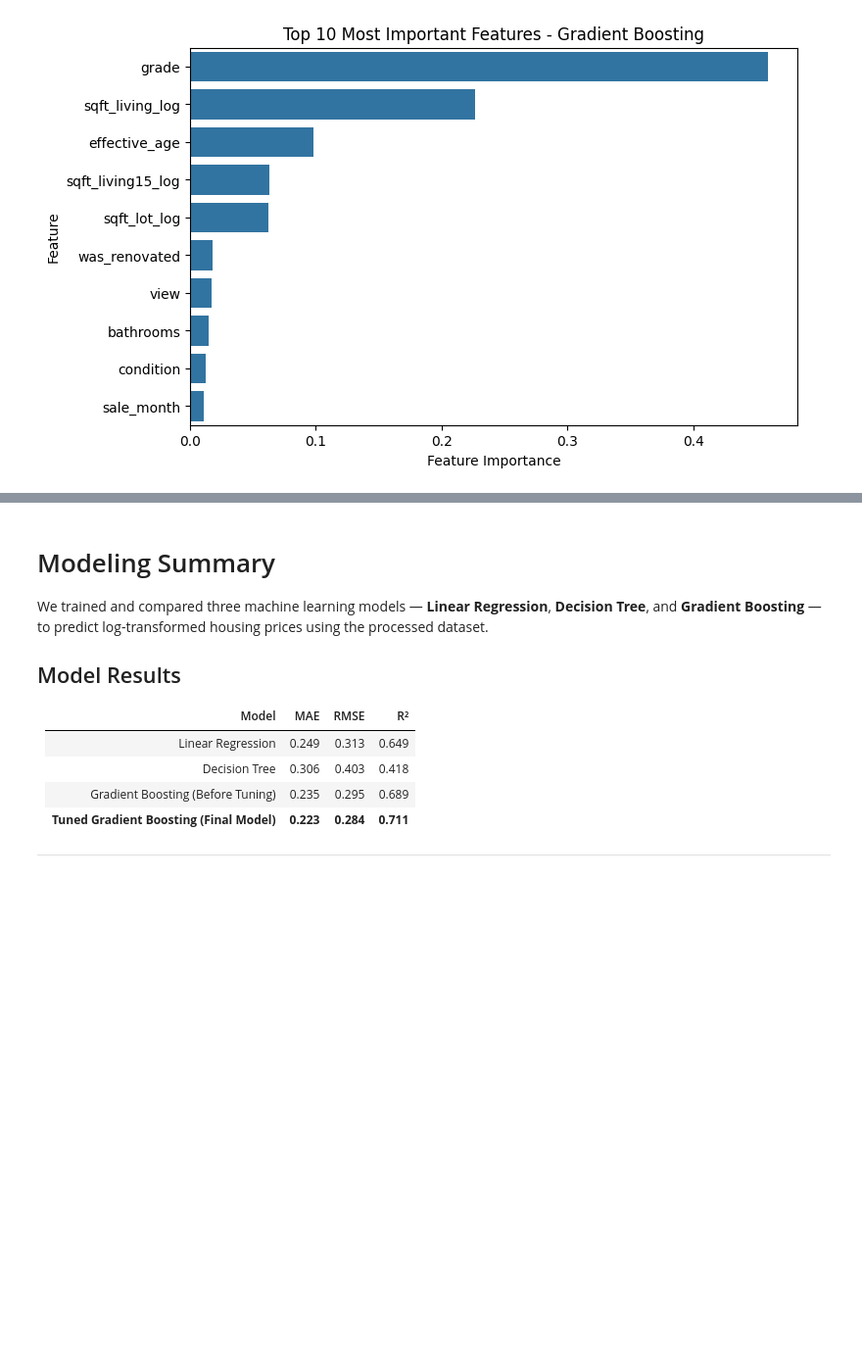
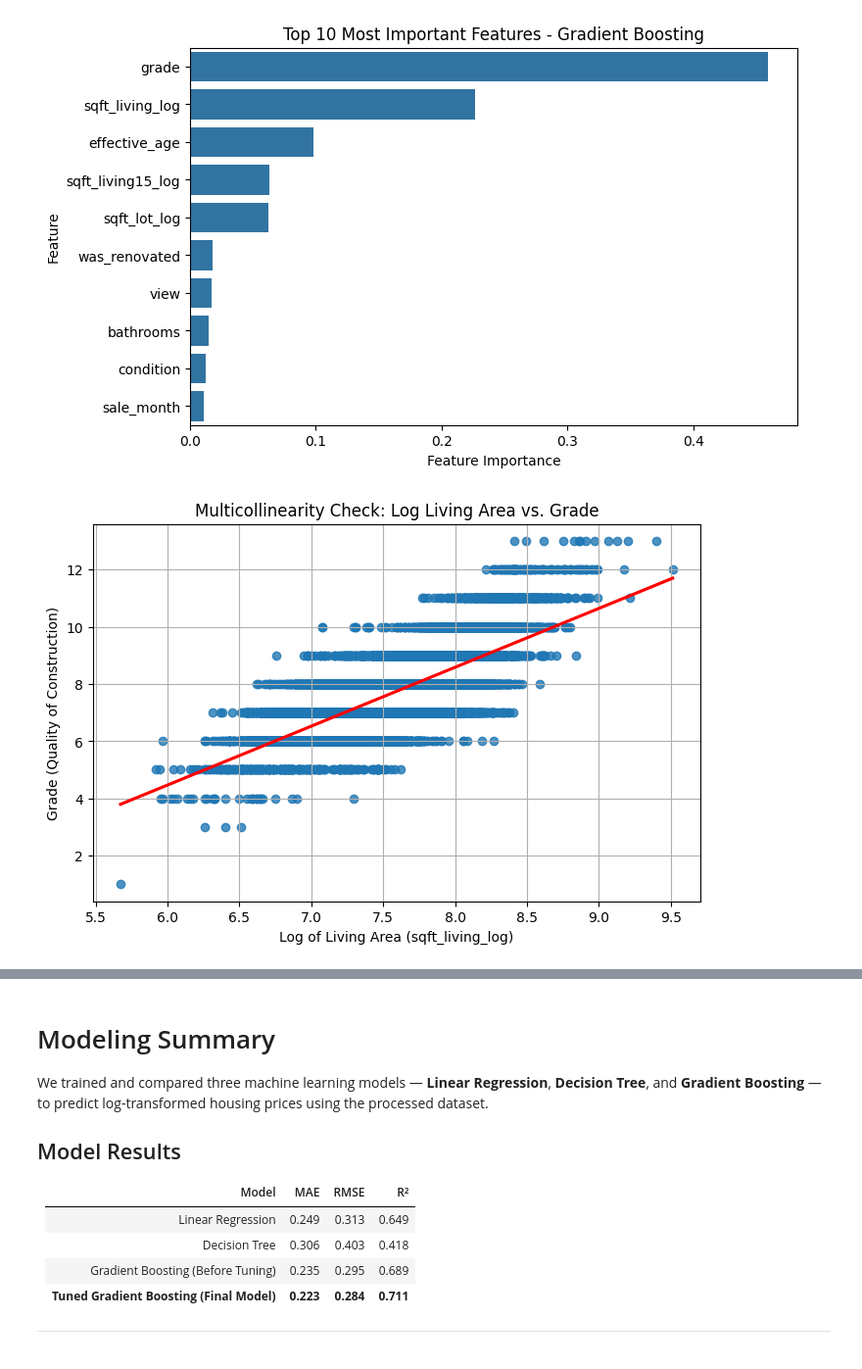
Before and after one commit to natalyyau/predicting-housing-prices, a Jupyter notebook: notebooks/housing_modeling.ipynb, the cells around one changed output, grey strips where cells are left out. Shown at 98% size. Drawn from its saved outputs; the diff is of its cells as text; code cells hidden in the pictures; blank space fills up the shorter version.

Commit message:
New visuals added

```diff
--- a/notebooks/housing_modeling.ipynb
+++ b/notebooks/housing_modeling.ipynb
@@ -278,3 +278,21 @@ plt.ylabel('Feature')
 plt.show()
 # %% [output]
 [figure]
+# %%
+import pandas as pd
+import seaborn as sns
+import matplotlib.pyplot as plt
+
+# Load the processed data (adjust this path if needed)
+df = pd.read_csv('processed_housing.csv')
+
+# Create the scatter plot with a regression line
+plt.figure(figsize=(8, 5))
+sns.regplot(x='sqft_living_log', y='grade', data=df, line_kws={"color": "red"})
+plt.title('Multicollinearity Check: Log Living Area vs. Grade')
+plt.xlabel('Log of Living Area (sqft_living_log)')
+plt.ylabel('Grade (Quality of Construction)')
+plt.grid(True)
+plt.show()
+# %% [output]
+[figure, added]
```
Also changed, not shown: parts of 7 cells of this notebook, 4 other files.
